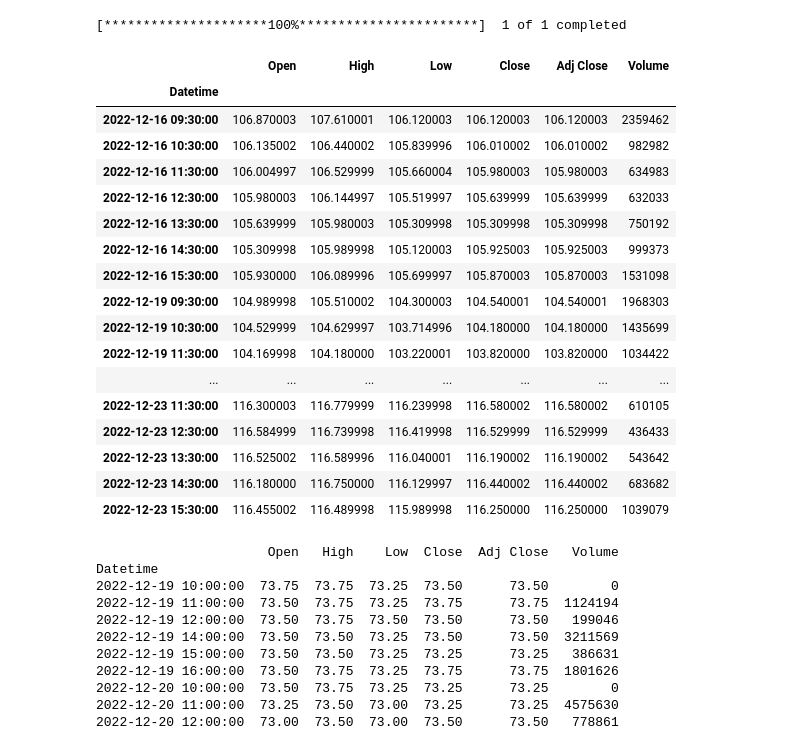
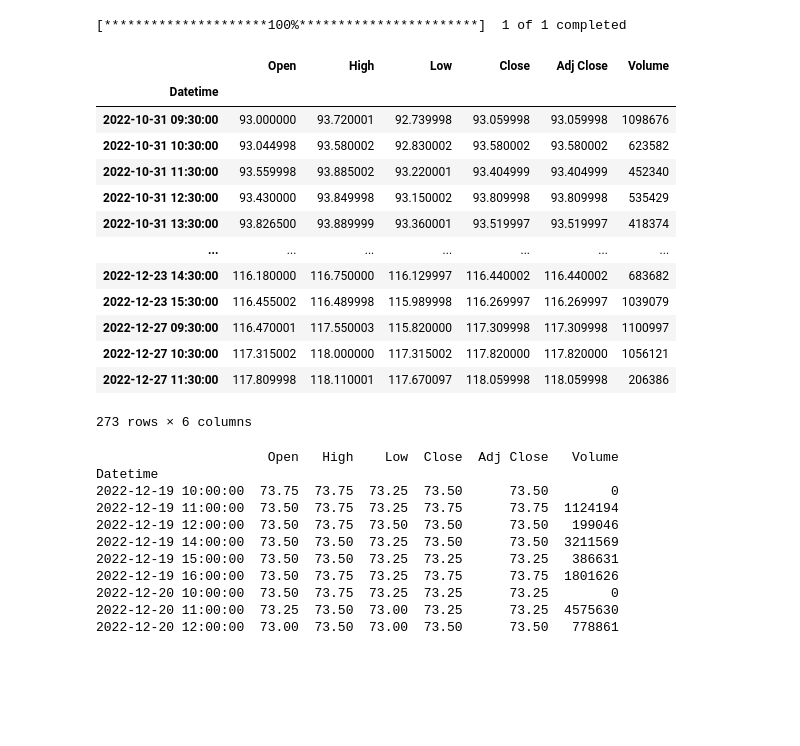
Before and after one commit to jengkub/ML-stockradar, a Jupyter notebook: test.ipynb, the cells around one changed output. Saved outputs shown, nothing was run; the diff lists cells and outputs as text; code cells hidden in the pictures; blank space fills up the shorter version.

```diff
--- a/test.ipynb
+++ b/test.ipynb
@@ -10,29 +10,25 @@ import yfinance as yf
 import plotly.graph_objs as go
 # %%
 #Interval required 5 minutes
-data = yf.download(tickers='NKE', period='6d', interval='1h')
+data = yf.download(tickers='NKE', period='40d', interval='1h')
 #Print data
 data
 # %% [output]
 [*********************100%***********************]  1 of 1 completed
 |  | Open | High | Low | Close | Adj Close | Volume |
 | Datetime |  |  |  |  |  |  |
-| 2022-12-16 09:30:00 | 106.870003 | 107.610001 | 106.120003 | 106.120003 | 106.120003 | 2359462 |
-| 2022-12-16 10:30:00 | 106.135002 | 106.440002 | 105.839996 | 106.010002 | 106.010002 | 982982 |
-| 2022-12-16 11:30:00 | 106.004997 | 106.529999 | 105.660004 | 105.980003 | 105.980003 | 634983 |
-| 2022-12-16 12:30:00 | 105.980003 | 106.144997 | 105.519997 | 105.639999 | 105.639999 | 632033 |
-| 2022-12-16 13:30:00 | 105.639999 | 105.980003 | 105.309998 | 105.309998 | 105.309998 | 750192 |
-| 2022-12-16 14:30:00 | 105.309998 | 105.989998 | 105.120003 | 105.925003 | 105.925003 | 999373 |
-| 2022-12-16 15:30:00 | 105.930000 | 106.089996 | 105.699997 | 105.870003 | 105.870003 | 1531098 |
-| 2022-12-19 09:30:00 | 104.989998 | 105.510002 | 104.300003 | 104.540001 | 104.540001 | 1968303 |
-| 2022-12-19 10:30:00 | 104.529999 | 104.629997 | 103.714996 | 104.180000 | 104.180000 | 1435699 |
-| 2022-12-19 11:30:00 | 104.169998 | 104.180000 | 103.220001 | 103.820000 | 103.820000 | 1034422 |
+| 2022-10-31 09:30:00 | 93.000000 | 93.720001 | 92.739998 | 93.059998 | 93.059998 | 1098676 |
+| 2022-10-31 10:30:00 | 93.044998 | 93.580002 | 92.830002 | 93.580002 | 93.580002 | 623582 |
+| 2022-10-31 11:30:00 | 93.559998 | 93.885002 | 93.220001 | 93.404999 | 93.404999 | 452340 |
+| 2022-10-31 12:30:00 | 93.430000 | 93.849998 | 93.150002 | 93.809998 | 93.809998 | 535429 |
+| 2022-10-31 13:30:00 | 93.826500 | 93.889999 | 93.360001 | 93.519997 | 93.519997 | 418374 |
 | ... | ... | ... | ... | ... | ... | ... |
-| 2022-12-23 11:30:00 | 116.300003 | 116.779999 | 116.239998 | 116.580002 | 116.580002 | 610105 |
-| 2022-12-23 12:30:00 | 116.584999 | 116.739998 | 116.419998 | 116.529999 | 116.529999 | 436433 |
-| 2022-12-23 13:30:00 | 116.525002 | 116.589996 | 116.040001 | 116.190002 | 116.190002 | 543642 |
 | 2022-12-23 14:30:00 | 116.180000 | 116.750000 | 116.129997 | 116.440002 | 116.440002 | 683682 |
-| 2022-12-23 15:30:00 | 116.455002 | 116.489998 | 115.989998 | 116.250000 | 116.250000 | 1039079 |
+| 2022-12-23 15:30:00 | 116.455002 | 116.489998 | 115.989998 | 116.269997 | 116.269997 | 1039079 |
+| 2022-12-27 09:30:00 | 116.470001 | 117.550003 | 115.820000 | 117.309998 | 117.309998 | 1100997 |
+| 2022-12-27 10:30:00 | 117.315002 | 118.000000 | 117.315002 | 117.820000 | 117.820000 | 1056121 |
+| 2022-12-27 11:30:00 | 117.809998 | 118.110001 | 117.670097 | 118.059998 | 118.059998 | 206386 |
+273 rows × 6 columns
 # %%
 list(data)
 print(data)
```
Also changed, not shown: parts of 5 cells of this notebook, 1 other file.
